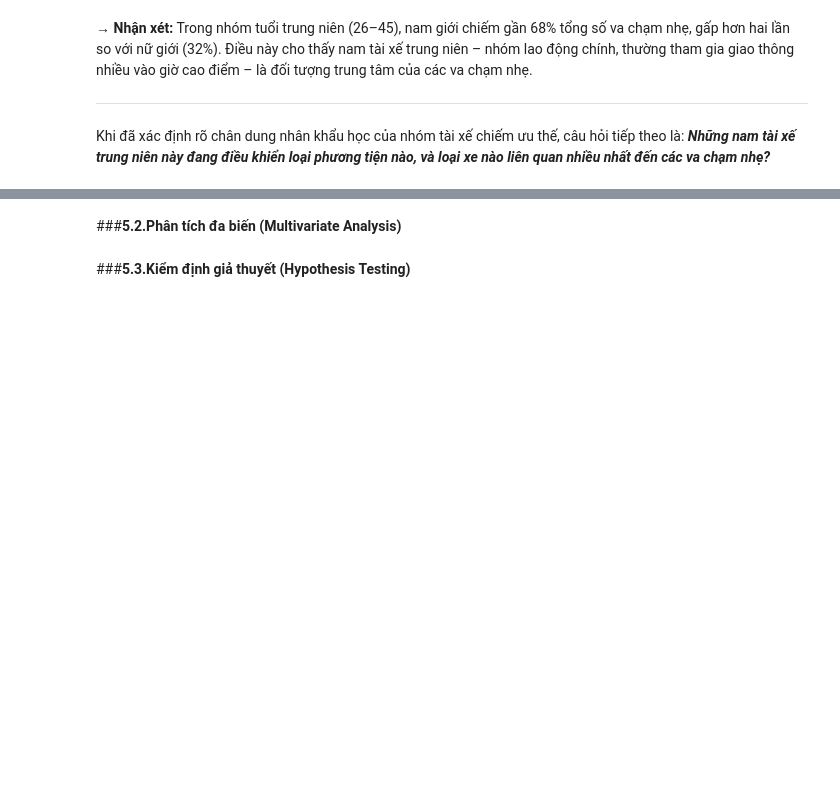
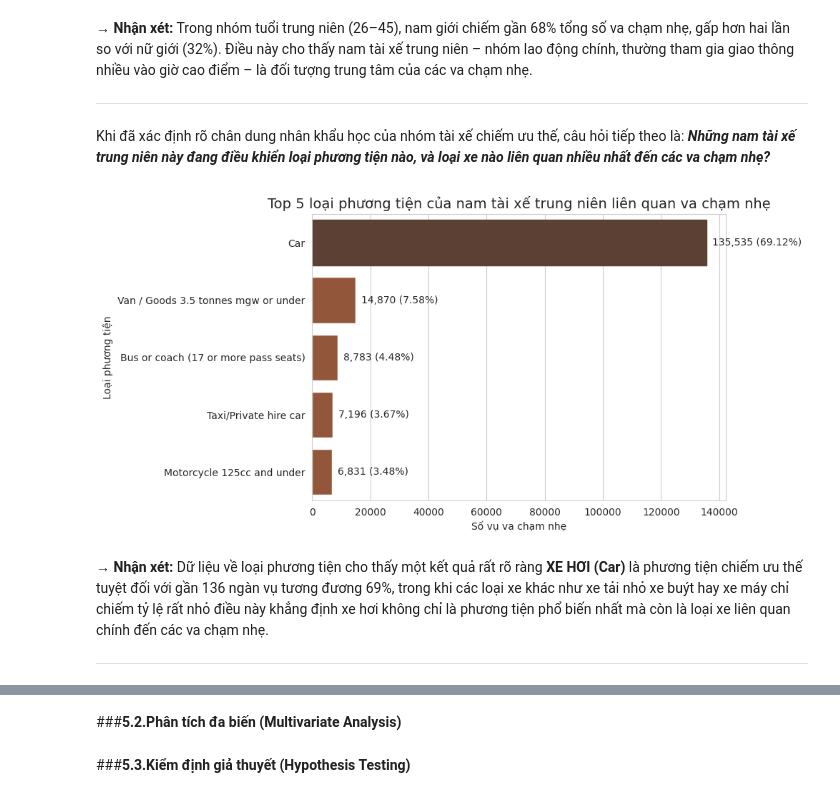
Before and after one commit to mihhwiNick/DA_project, a Jupyter notebook: UK_Road_Traffic_Accident_DA.ipynb, the cells around one changed output, grey strips where cells are left out. Saved outputs shown, nothing was run; the diff lists cells and outputs as text; code cells hidden in the pictures; blank space fills up the shorter version.

```diff
--- a/UK_Road_Traffic_Accident_DA.ipynb
+++ b/UK_Road_Traffic_Accident_DA.ipynb
@@ -1502,3 +1502,54 @@ Passing `palette` without assigning `hue` is deprecated and will be removed in v
 ---
 # %% [markdown]
 Khi đã xác định rõ chân dung nhân khẩu học của nhóm tài xế chiếm ưu thế, câu hỏi tiếp theo là: ***Những nam tài xế trung niên này đang điều khiển loại phương tiện nào, và loại xe nào liên quan nhiều nhất đến các va chạm nhẹ?***
+# %%
+# Lọc va chạm nhẹ, nhóm tuổi trung niên và nam giới
+mid_age_male_data = merged_data[
+    (merged_data['Accident_Severity'] == 'Slight') &
+    (merged_data['Age_Band_of_Driver'].isin(['26 - 35', '36 - 45'])) &
+    (merged_data['Sex_of_Driver'] == 'Male')
+]
+
+plt.figure(figsize=(10,5))
+
+# Chọn top 5 loại phương tiện
+top_vehicle = mid_age_male_data['Vehicle_Type'].value_counts().nlargest(5).index
+ax = sns.countplot(
+    data=mid_age_male_data[mid_age_male_data['Vehicle_Type'].isin(top_vehicle)],
+    y='Vehicle_Type',
+    order=top_vehicle[::1],
+    color='#A0522D'
+)
+
+plt.title("Top 5 loại phương tiện của nam tài xế trung niên liên quan va chạm nhẹ", fontsize=14)
+plt.xlabel("Số vụ va chạm nhẹ")
+plt.ylabel("Loại phương tiện")
+
+# Ghi số lượng + %
+total = len(mid_age_male_data)
+max_count = max(p.get_width() for p in ax.patches)
+
+for p in ax.patches:
+    count = int(p.get_width())
+    pct = count / total * 100
+
+    # Highlight cột dài nhất
+    if count == max_count:
+        p.set_color('#5C4033')  # nâu đậm
+
+    ax.text(
+        count + total*0.01,
+        p.get_y() + p.get_height()/2,
+        f"{count:,} ({pct:.2f}%)",
+        va='center',
+        fontsize=10
+    )
+
+plt.tight_layout()
+plt.show()
+# %% [output]
+[figure, added]
+# %% [markdown]
+**→ Nhận xét:** Dữ liệu về loại phương tiện cho thấy một kết quả rất rõ ràng **XE HƠI (Car)** là phương tiện chiếm ưu thế tuyệt đối với gần 136 ngàn vụ tương đương 69%, trong khi các loại xe khác như xe tải nhỏ xe buýt hay xe máy chỉ chiếm tỷ lệ rất nhỏ điều này khẳng định xe hơi không chỉ là phương tiện phổ biến nhất mà còn là loại xe liên quan chính đến các va chạm nhẹ.
+
+---
```
Also changed, not shown: parts of 2 cells of this notebook.
